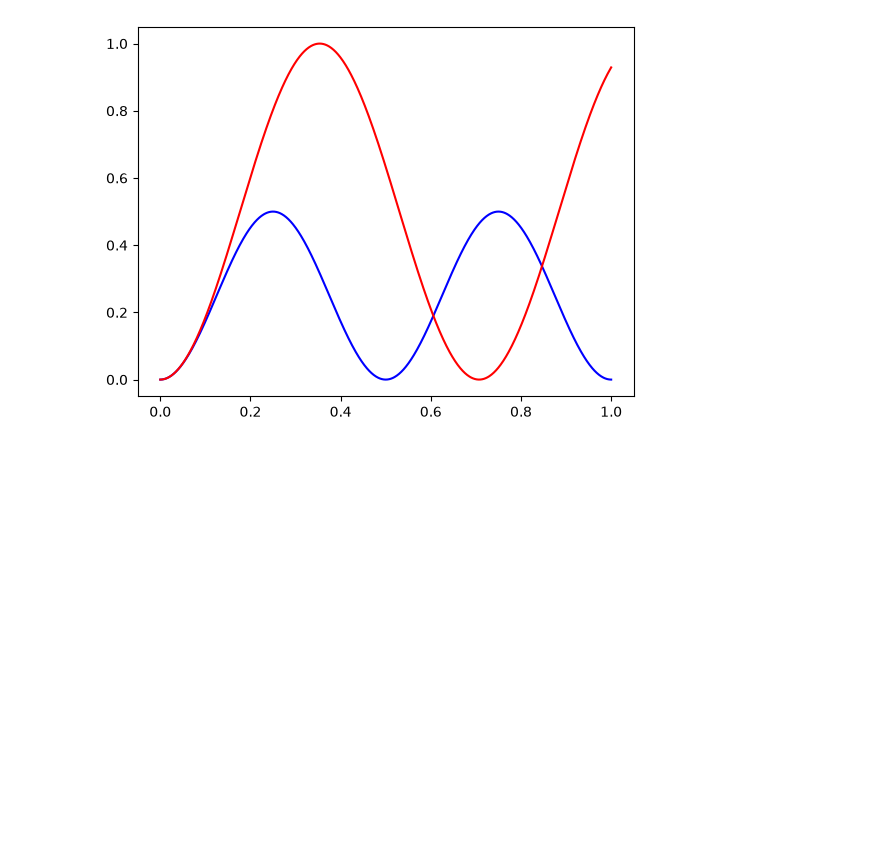
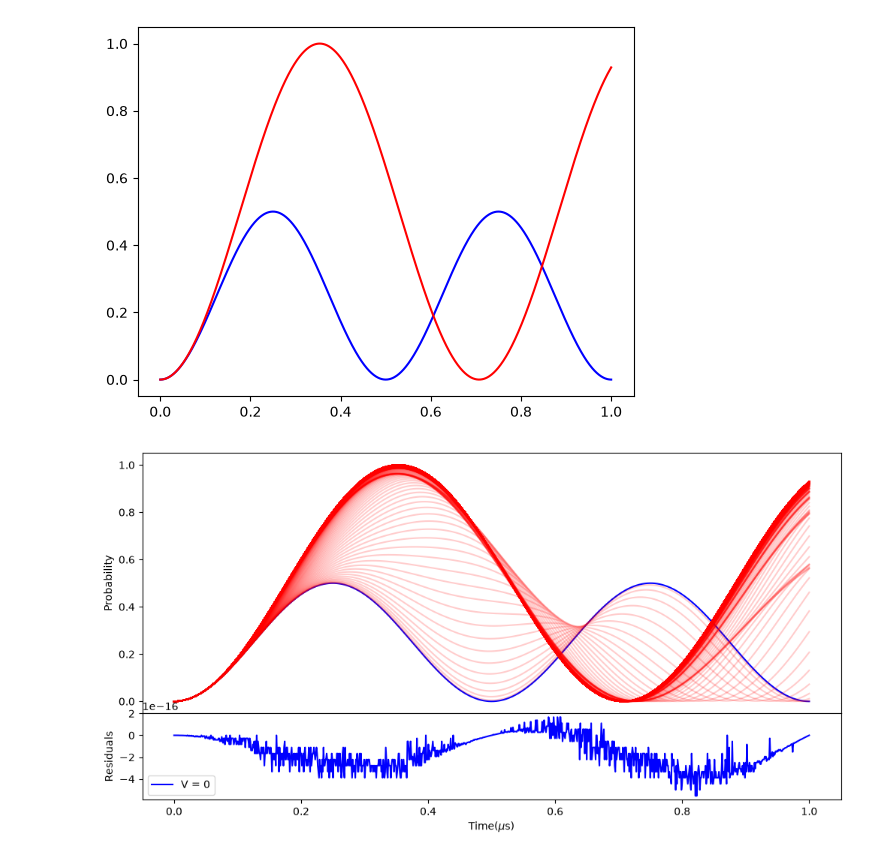
Before and after one commit to oscarfry05/Computing-Project, a Jupyter notebook: Milestone.ipynb, the cells around one changed output. Cells and saved outputs as stored; diff of their text form; code cells hidden in the pictures; blank space fills up the shorter version.

```diff
--- a/Milestone.ipynb
+++ b/Milestone.ipynb
@@ -451,3 +459,71 @@ plt.plot(times * 1e6, values_2, color = 'red')
 # %% [output]
 [<matplotlib.lines.Line2D at 0x...>]
 [figure]
+# %%
+#Residual plot for |00> state
+
+#Set up the plot area
+fig, (ax_main, ax_residuals) = plt.subplots(2, 1, figsize=(12, 6), gridspec_kw={'height_ratios': [3, 1], "hspace": 0})
+
+# Plot the probability of 00 state for a range of V values
+times = np.linspace(0, 1e-6, 1000)
+
+V_values = np.linspace(0, 2*np.pi*100*10**6, 1000) # V values from 0 to 200pi MHz
+
+# for loop to plot over this range of V_values
+for V in V_values:
+    H = hamiltonian(Omega, Delta, phi, V)
+    states = solve_static(H, psi0, times)
+    Probability_phi_plus = np.abs((states[:,1] + states[:,2])/np.sqrt(2))**2
+
+    if V == 0:
+        ax_main.plot(times * 1e6, Probability_phi_plus, color = 'blue')
+
+    else:
+        ax_main.plot(times * 1e6, Probability_phi_plus, color = 'red', alpha = 0.2)
+
+#Analytic solutions
+
+values_1 = []
+
+for t in times:
+    Probability = 1/2 * (np.sin(Omega * t))**2
+    values_1.append(Probability)
+
+values_1 = np.array(values_1)
+
+values_2 = []
+
+for t in times:
+    Probability = (np.sin((Omega * t)/ np.sqrt(2)))**2
+    values_2.append(Probability)
+
+values_2 = np.array(values_2)
+
+#Numerical solution for V=0
+H = hamiltonian(Omega, Delta, phi, 0)
+states = solve_static(H, psi0, times)
+P_phi_plus_V0 = np.abs((states[:,1] + states[:,2])/np.sqrt(2))**2
+
+#Numerical solution for V >> Omega
+H = hamiltonian(Omega, Delta, phi, 2*np.pi*100*10**6)
+states = solve_static(H, psi0, times)
+P_phi_plus_Vmax = np.abs((states[:,1] + states[:,2])/np.sqrt(2))**2
+
+#Residuals
+residuals_V0 = P_phi_plus_V0 - values_1
+residuals_Vmax = P_phi_plus_Vmax - values_2
+
+#Plot residuals
+ax_residuals.plot(times * 1e6, residuals_V0, color = 'blue', label = 'V = 0')
+#ax_residuals.plot(times * 1e6, residuals_Vmax, color = 'red', label = 'V = Vmax')
+
+ax_residuals.set_xlabel('Time($\mu$s)')
+ax_residuals.set_ylabel('Residuals')
+ax_residuals.grid(False)
+ax_residuals.legend()
+ax_main.set_ylabel('Probability')
+ax_main.tick_params(labelbottom=False)
+plt.show()
+# %% [output]
+[figure, added]
```
Also changed, not shown: parts of 1 cell of this notebook.
